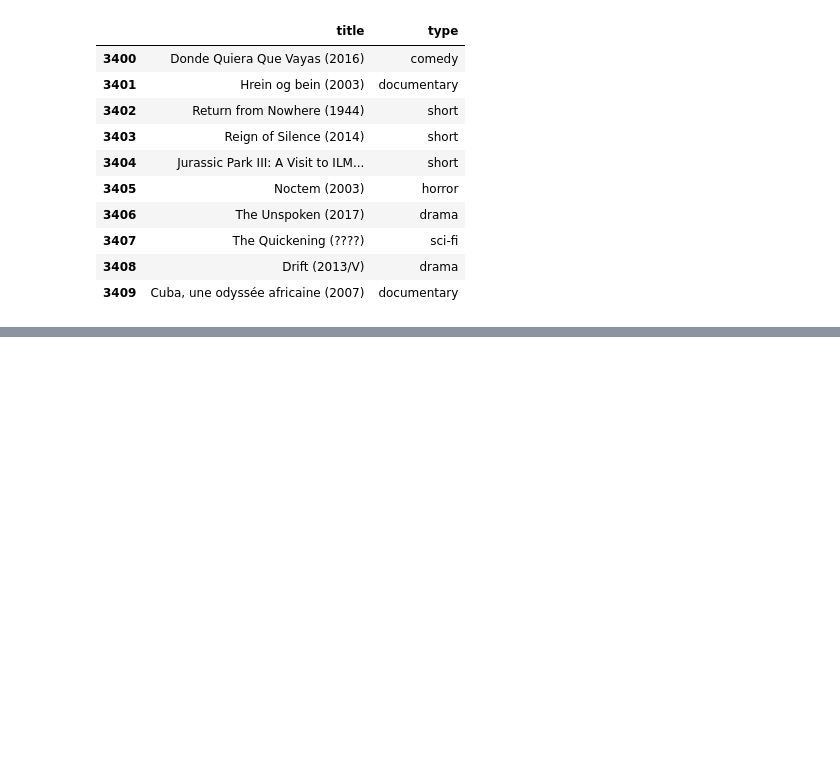
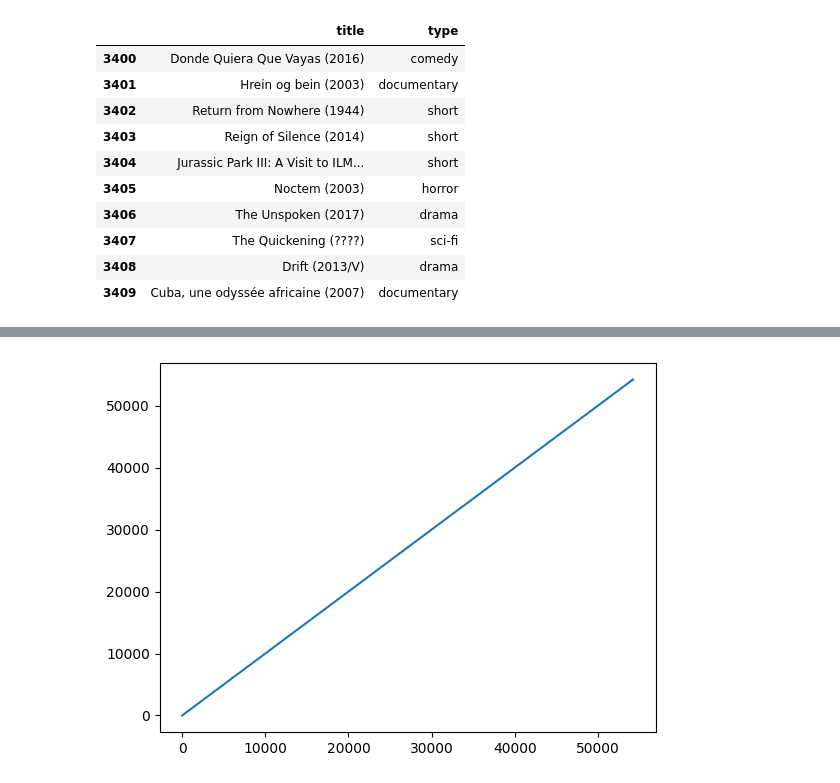
Before and after one commit to beex30/MOVIE_GENRE_PREDICTION, a Jupyter notebook: notebook/eda.ipynb, the cells around one changed output, grey strips where cells are left out. Drawn from its saved outputs; the diff is of its cells as text; code cells hidden in the pictures; blank space fills up the shorter version.

```diff
--- a/notebook/eda.ipynb
+++ b/notebook/eda.ipynb
@@ -164,0 +224,5 @@ combined_data.iloc[3400:3410,1:3]
+# %%
+combined_data['ID'].plot()
+plt.show()
+# %% [output]
+[figure, added]
```
Also changed, not shown: parts of 8 cells of this notebook.
